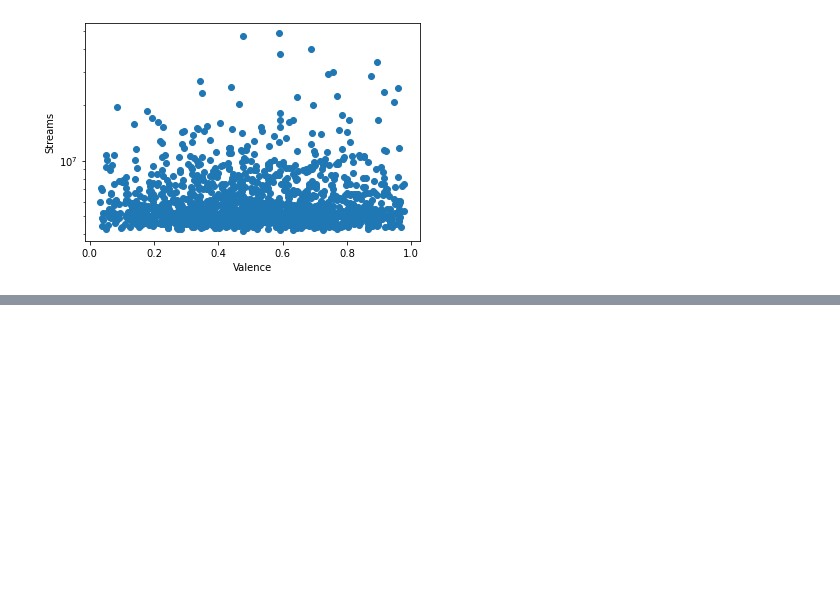
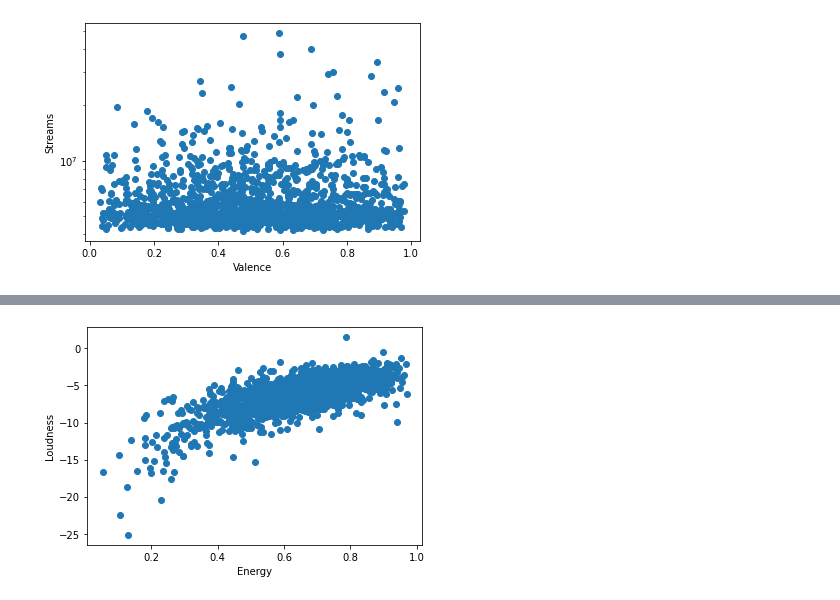
Before and after one commit to natemeyer001/final_project_3, a Jupyter notebook: nateTester.ipynb, the cells around one changed output, grey strips where cells are left out. Cells and saved outputs as stored; diff of their text form; code cells hidden in the pictures; blank space fills up the shorter version.

```diff
--- a/nateTester.ipynb
+++ b/nateTester.ipynb
@@ -272,0 +302,7 @@ plt.show()
+# %%
+plt.scatter(x=new_df["Energy"], y=new_df["Loudness"])
+plt.xlabel("Energy")
+plt.ylabel("Loudness")
+plt.show()
+# %% [output]
+[figure, added]
```
Also changed, not shown: parts of 20 cells of this notebook.
